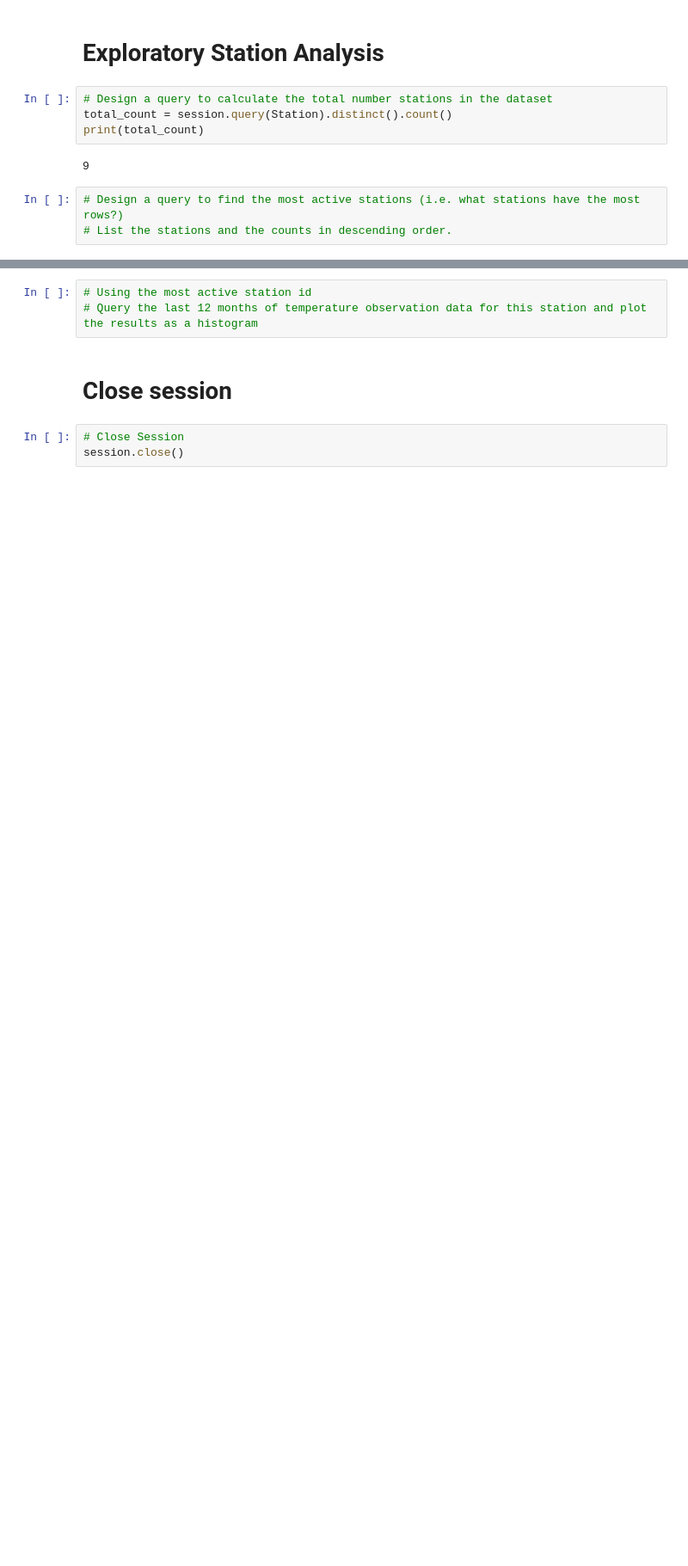
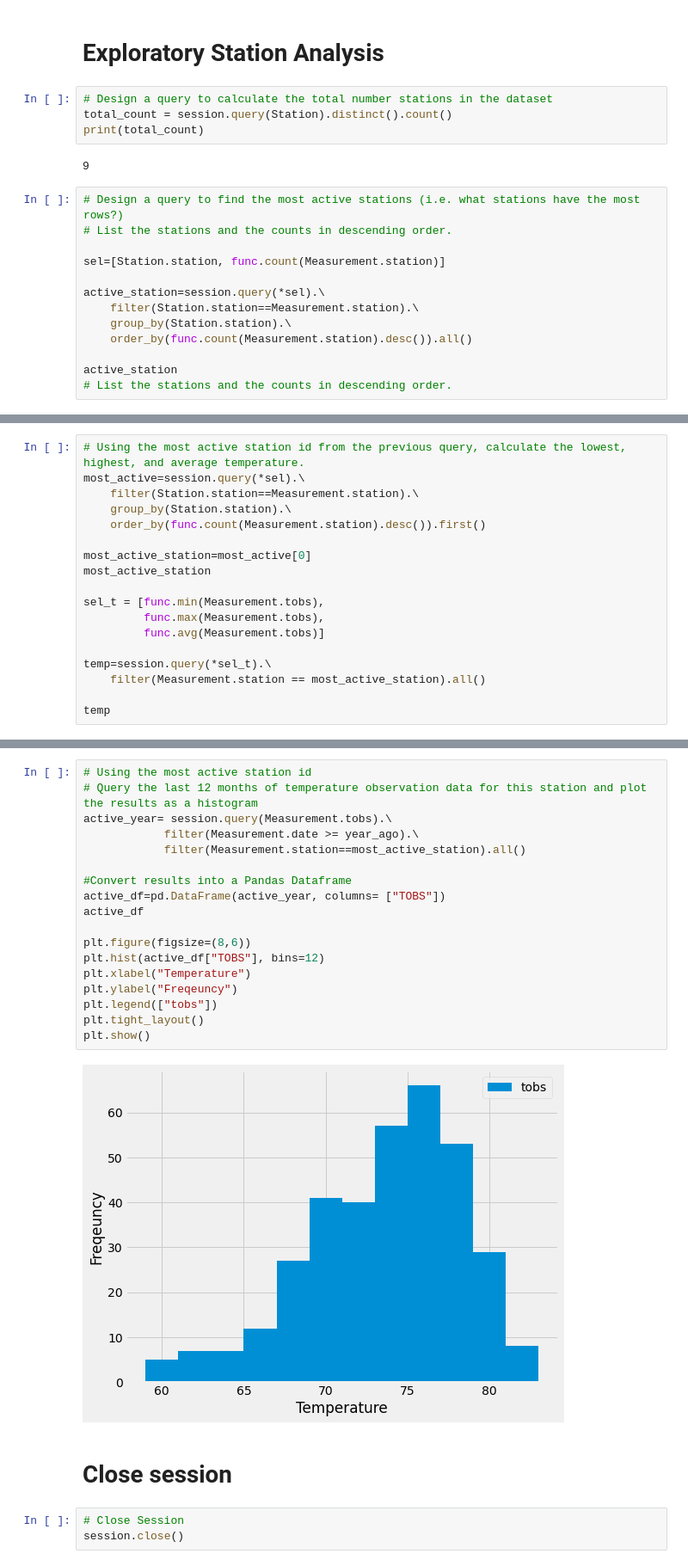
Before and after one commit to Colleen-Cobb/sqlalchemy-challenge, a Jupyter notebook: SurfsUp/climate_starter.ipynb, the cells around one changed output, grey strips where cells are left out. Shown at 86% size. Drawn from its saved outputs; the diff is of its cells as text; blank space fills up the shorter version.

Commit message:
Station Analysis

```diff
--- a/SurfsUp/climate_starter.ipynb
+++ b/SurfsUp/climate_starter.ipynb
@@ -223,3 +223,13 @@ print(total_count)
 # %%
 # Design a query to find the most active stations (i.e. what stations have the most rows?)
 # List the stations and the counts in descending order.
+
+sel=[Station.station, func.count(Measurement.station)]
+
+active_station=session.query(*sel).\
+    filter(Station.station==Measurement.station).\
+    group_by(Station.station).\
+    order_by(func.count(Measurement.station).desc()).all()
+
+active_station
+# List the stations and the counts in descending order.
@@ -227,0 +246,18 @@ print(total_count)
+# %%
+# Using the most active station id from the previous query, calculate the lowest, highest, and average temperature.
+most_active=session.query(*sel).\
+    filter(Station.station==Measurement.station).\
+    group_by(Station.station).\
+    order_by(func.count(Measurement.station).desc()).first()
+
+most_active_station=most_active[0]
+most_active_station
+
+sel_t = [func.min(Measurement.tobs),
+         func.max(Measurement.tobs),
+         func.avg(Measurement.tobs)]
+
+temp=session.query(*sel_t).\
+    filter(Measurement.station == most_active_station).all()
+
+temp
@@ -228,6 +266,23 @@ print(total_count)
 # %%
 # Using the most active station id
 # Query the last 12 months of temperature observation data for this station and plot the results as a histogram
+active_year= session.query(Measurement.tobs).\
+            filter(Measurement.date >= year_ago).\
+            filter(Measurement.station==most_active_station).all()
+
+#Convert results into a Pandas Dataframe
+active_df=pd.DataFrame(active_year, columns= ["TOBS"])
+active_df
+
+plt.figure(figsize=(8,6))
+plt.hist(active_df["TOBS"], bins=12)
+plt.xlabel("Temperature")
+plt.ylabel("Freqeuncy")
+plt.legend(["tobs"])
+plt.tight_layout()
+plt.show()
+# %% [output]
+[figure, added]
 # %% [markdown]
 # Close session
 # %%
```
Also changed, not shown: parts of 3 cells of this notebook.
